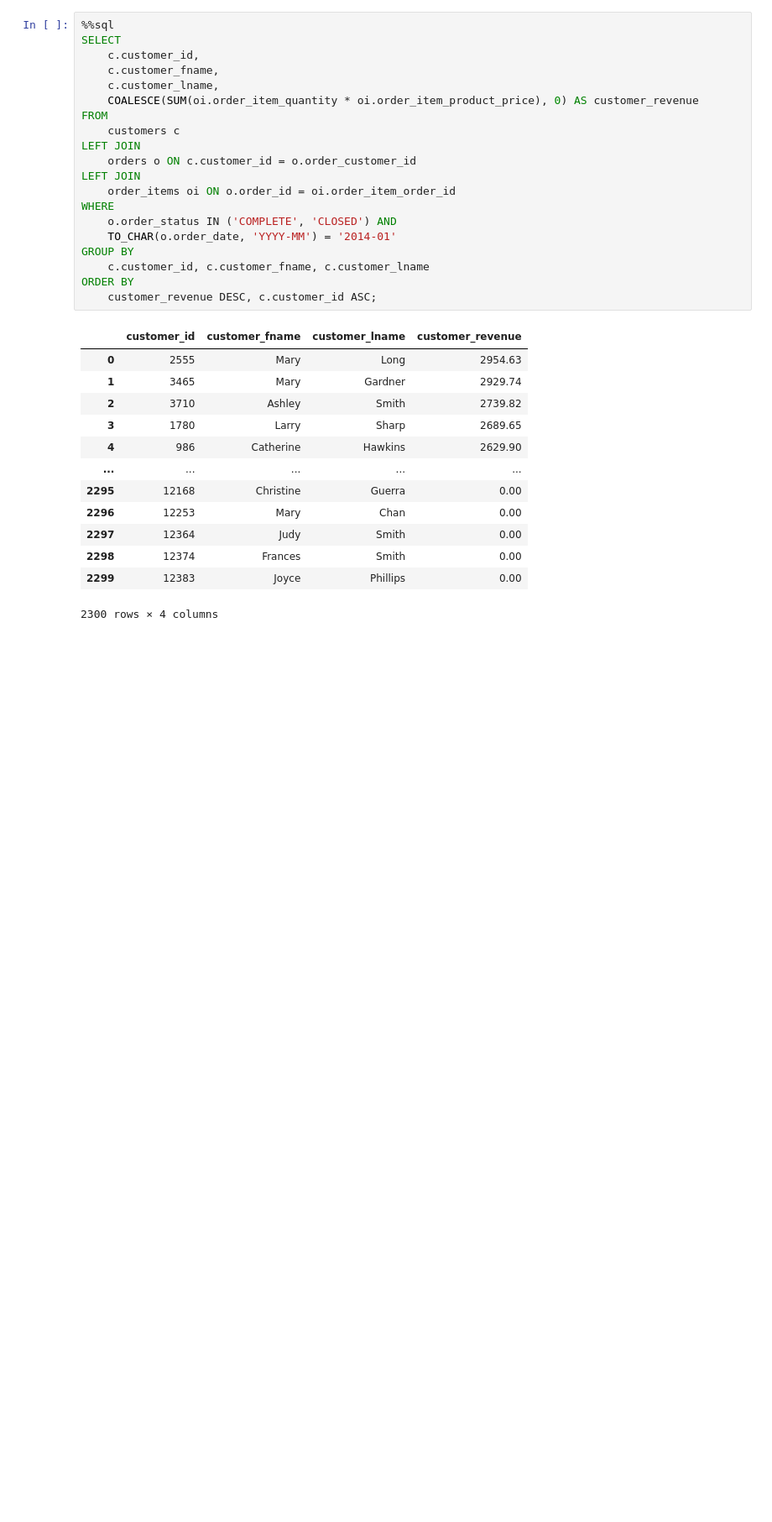
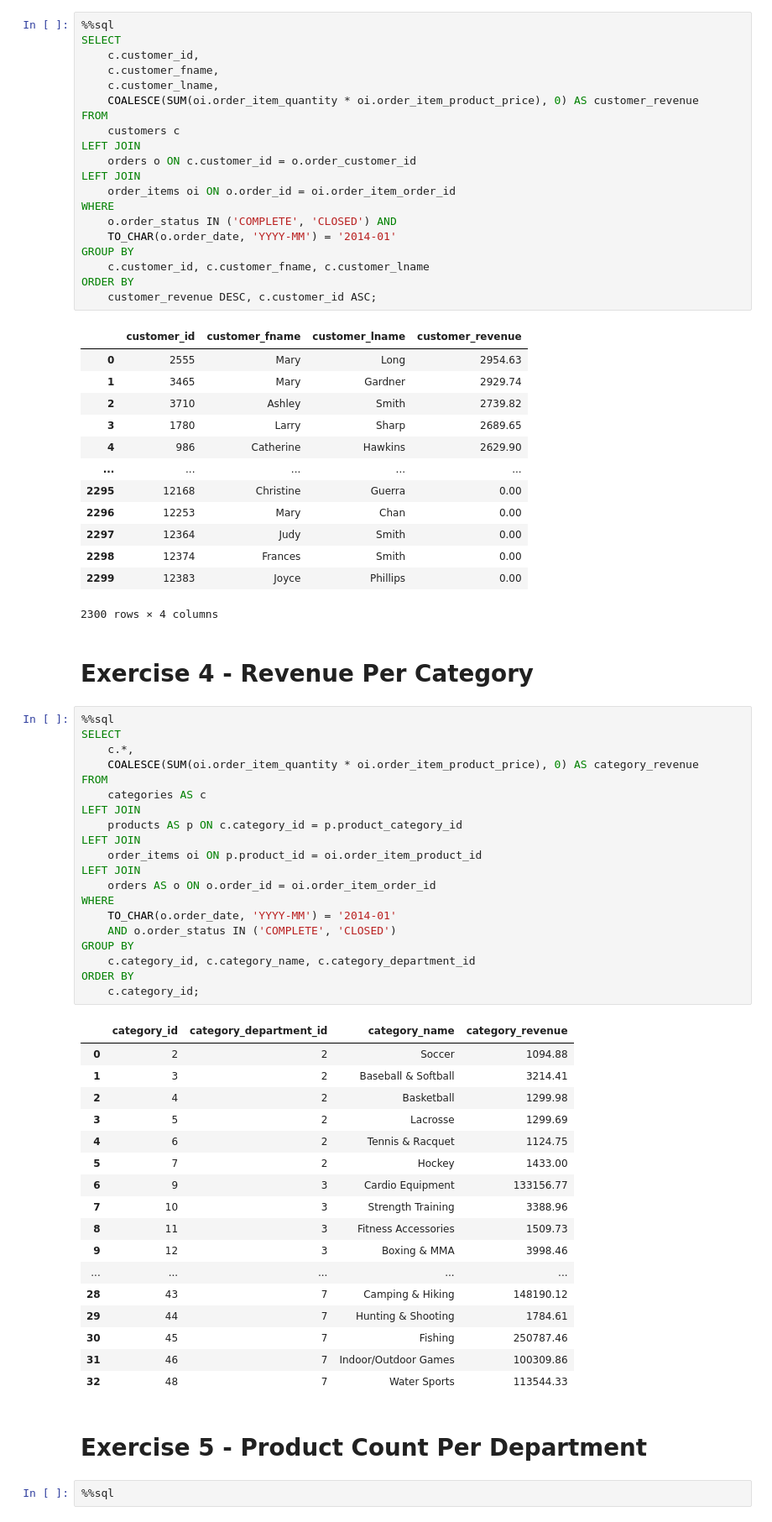
Before and after one commit to ZygimantasB/data_engineering_essentials_using_sql_python_pyspark, a Jupyter notebook: Section 9 Exercises for Basic SQL Queries/section_9.ipynb, the cells around one changed output. Shown: that part at 84% size. Cells and saved outputs as stored; diff of their text form; blank space fills up the shorter version.

Commit message:
Next Exercise 5 - Product Count Per Department

```diff
--- a/Section 9 Exercises for Basic SQL Queries/section_9.ipynb
+++ b/Section 9 Exercises for Basic SQL Queries/section_9.ipynb
@@ -201,3 +201,47 @@ ORDER BY
 | 2298 | 12374 | Frances | Smith | 0.00 |
 | 2299 | 12383 | Joyce | Phillips | 0.00 |
 2300 rows × 4 columns
+# %% [markdown]
+# Exercise 4 - Revenue Per Category
+# %%
+%%sql
+SELECT
+    c.*,
+    COALESCE(SUM(oi.order_item_quantity * oi.order_item_product_price), 0) AS category_revenue
+FROM
+    categories AS c
+LEFT JOIN
+    products AS p ON c.category_id = p.product_category_id
+LEFT JOIN
+    order_items oi ON p.product_id = oi.order_item_product_id
+LEFT JOIN
+    orders AS o ON o.order_id = oi.order_item_order_id
+WHERE
+    TO_CHAR(o.order_date, 'YYYY-MM') = '2014-01'
+    AND o.order_status IN ('COMPLETE', 'CLOSED')
+GROUP BY
+    c.category_id, c.category_name, c.category_department_id
+ORDER BY
+    c.category_id;
+# %% [output]
+|  | category_id | category_department_id | category_name | category_revenue |
+| 0 | 2 | 2 | Soccer | 1094.88 |
+| 1 | 3 | 2 | Baseball & Softball | 3214.41 |
+| 2 | 4 | 2 | Basketball | 1299.98 |
+| 3 | 5 | 2 | Lacrosse | 1299.69 |
+| 4 | 6 | 2 | Tennis & Racquet | 1124.75 |
+| 5 | 7 | 2 | Hockey | 1433.00 |
+| 6 | 9 | 3 | Cardio Equipment | 133156.77 |
+| 7 | 10 | 3 | Strength Training | 3388.96 |
+| 8 | 11 | 3 | Fitness Accessories | 1509.73 |
+| 9 | 12 | 3 | Boxing & MMA | 3998.46 |
+| ... | ... | ... | ... | ... |
+| 28 | 43 | 7 | Camping & Hiking | 148190.12 |
+| 29 | 44 | 7 | Hunting & Shooting | 1784.61 |
+| 30 | 45 | 7 | Fishing | 250787.46 |
+| 31 | 46 | 7 | Indoor/Outdoor Games | 100309.86 |
+| 32 | 48 | 7 | Water Sports | 113544.33 |
+# %% [markdown]
+# Exercise 5 - Product Count Per Department
+# %%
+%%sql
```
